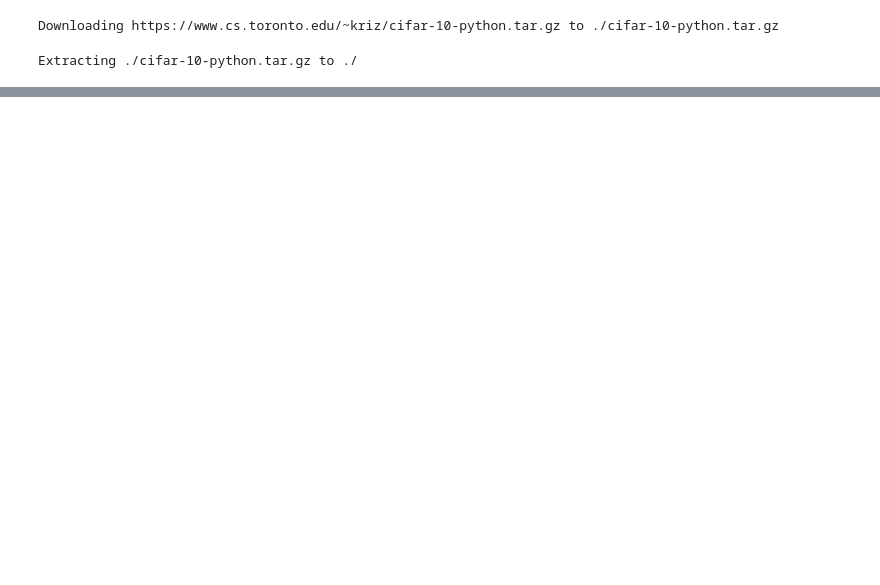
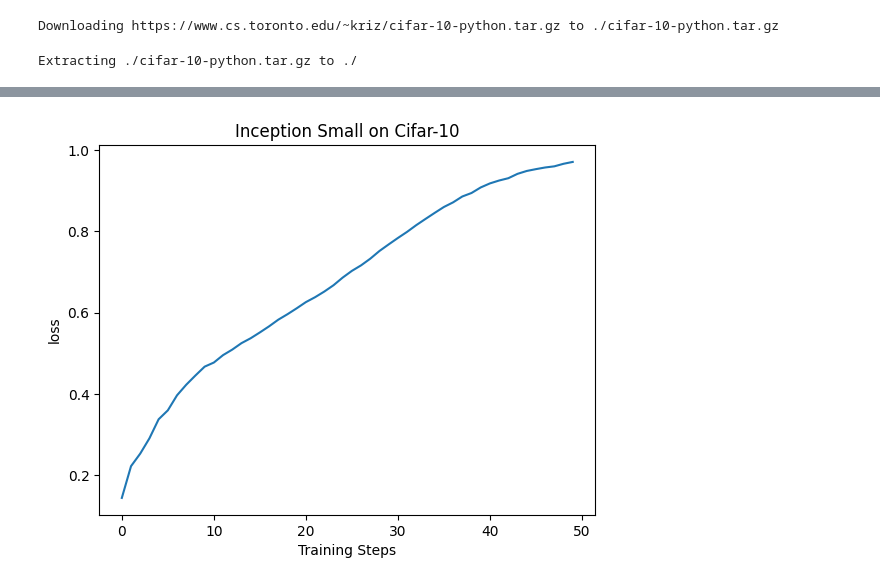
Before and after one commit to vaibhav1865/UnderstandingDNNs_GeneralizationProbelms, a Jupyter notebook: RandomizationExperiment.ipynb, the cells around one changed output, grey strips where cells are left out. Cells and saved outputs as stored; diff of their text form; code cells hidden in the pictures; blank space fills up the shorter version.

```diff
--- a/RandomizationExperiment.ipynb
+++ b/RandomizationExperiment.ipynb
@@ -232,0 +304,3 @@ Estimated Total Size (MB): 80.63
+# %%
+# trainloss = [RandomLabeltrainloss,RandomPixeltrainloss,PermutedPixeltrainloss]
+trainloss = [Correcttrainloss,RandomLabeltrainloss,RandomPixeltrainloss,PermutedPixeltrainloss,]
@@ -242,0 +528,14 @@ plt.show()
+# %%
+# every1000th_loss = []
+
+# for i in range(len(trainaccuracies["RandomLabeltrainacc"])):
+#     if i % 500 == 0:
+#         every1000th_loss.append(trainaccuracies["RandomLabeltrainacc"][i])
+
+plt.plot(list(trainaccuracies["Correcttrainacc"]), label='true labels')
+plt.xlabel('Training Steps')
+plt.ylabel('loss')
+plt.title('Inception Small on Cifar-10')
+plt.show()
+# %% [output]
+[figure, added]
```
Also changed, not shown: parts of 24 cells of this notebook.
